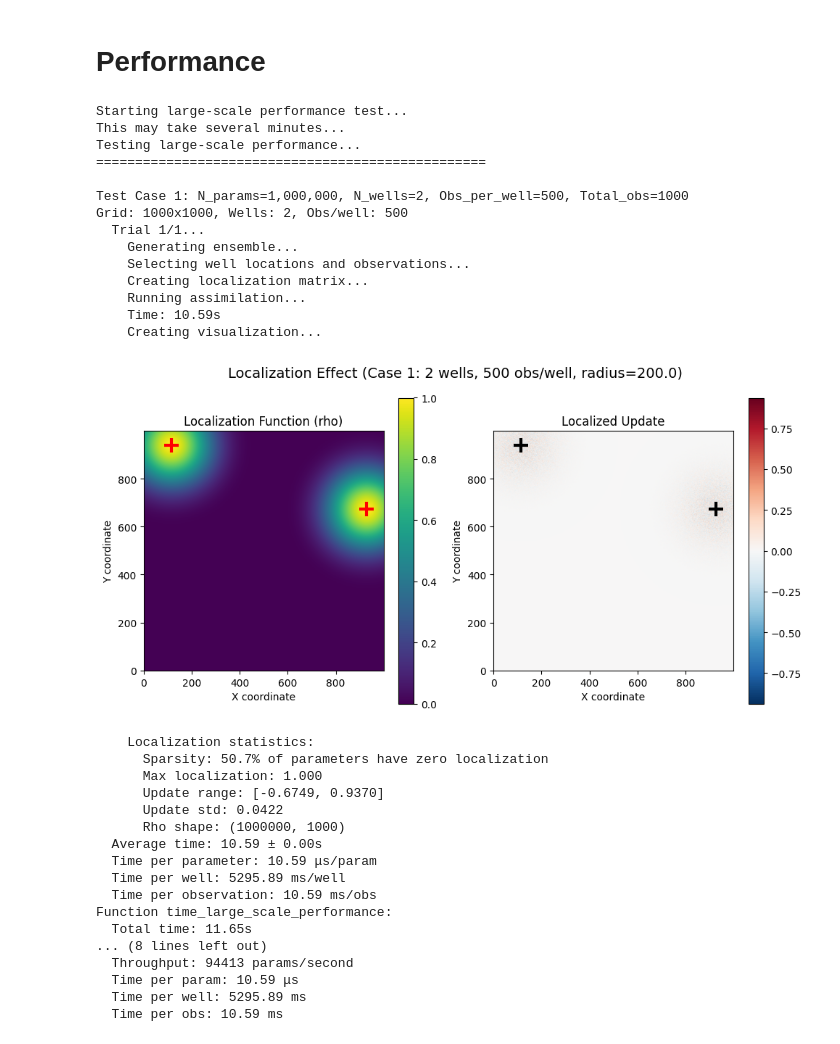
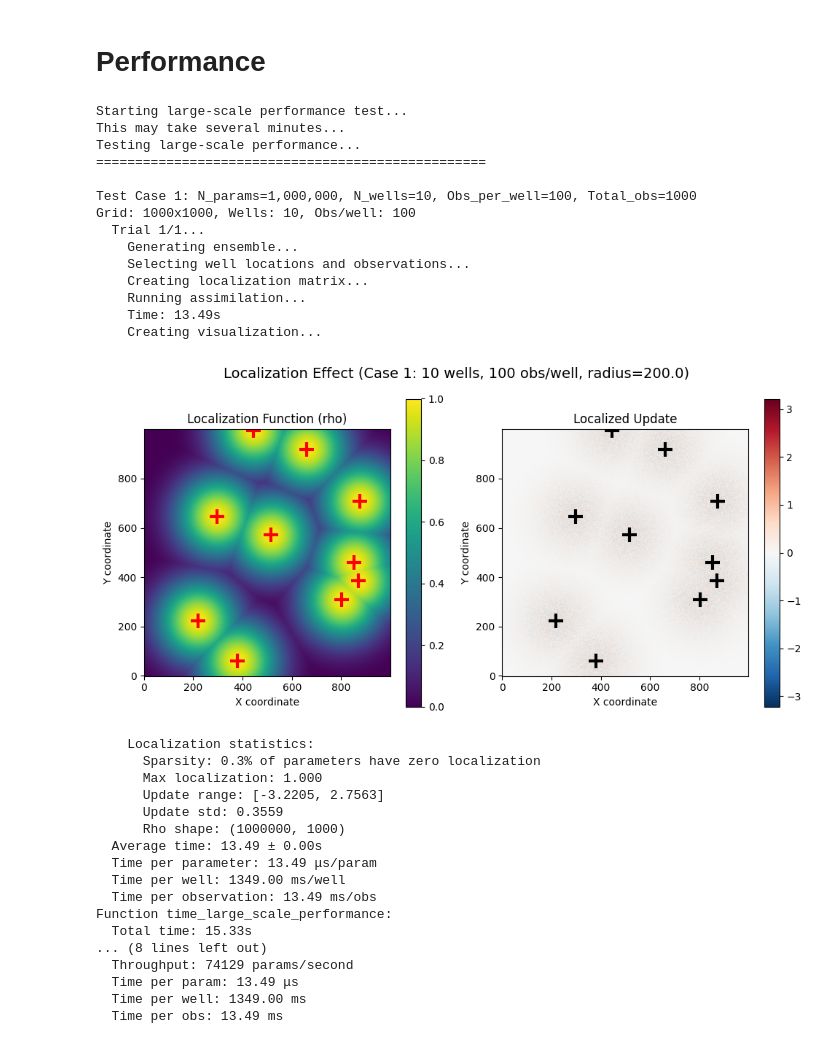
Before and after one commit to equinor/iterative_ensemble_smoother, a Jupyter notebook: test_distance_based_loc.ipynb, the cells around one changed output. Saved outputs shown, nothing was run; the diff lists cells and outputs as text; code cells hidden in the pictures.

```diff
--- a/test_distance_based_loc.ipynb
+++ b/test_distance_based_loc.ipynb
@@ -470,7 +476,7 @@ def time_large_scale_performance():
 
     # Test cases: (n_params, n_wells, obs_per_well)
     test_cases = [
-        (1000*1000, 2, 500),      # 100x100 grid, 1 well, 1 obs per well
+        (1000*1000, 10, 100),
         #(100*100, 5, 1000),   # 100x100 grid, 5 wells, 1000 obs per well
         #(1000*1000, 50, 20), # 1000x1000 grid, 50 wells, 20 obs per well
         #(1000*1000, 100, 10), # 1000x1000 grid, 100 wells, 10 obs per well
@@ -516,7 +522,6 @@ def time_large_scale_performance():
 
             # Then, create multiple observations per well
             # For simplicity, all observations at a well have the same location
-            # In reality, they might be slightly offset or represent different variables
             obs_indices = []
             for well_loc in well_locations:
                 for _ in range(obs_per_well):
@@ -614,51 +619,51 @@ def monitor_performance(func):
 
         end_time = time.perf_counter()
 
         print(f"Function {func.__name__}:")
         print(f"  Total time: {end_time - start_time:.2f}s")
 
         return result
     return wrapper
 
 # Modified main execution
 if __name__ == "__main__":
     time_large_scale_performance = monitor_performance(time_large_scale_performance)
 
     print("Starting large-scale performance test...")
     print("This may take several minutes...")
 
     results = time_large_scale_performance()
     analyze_large_scale_results(results)
 # %% [output]
 Starting large-scale performance test...
 This may take several minutes...
 Testing large-scale performance...
 ==================================================
 
-Test Case 1: N_params=1,000,000, N_wells=2, Obs_per_well=500, Total_obs=1000
-Grid: 1000x1000, Wells: 2, Obs/well: 500
+Test Case 1: N_params=1,000,000, N_wells=10, Obs_per_well=100, Total_obs=1000
+Grid: 1000x1000, Wells: 10, Obs/well: 100
   Trial 1/1...
     Generating ensemble...
     Selecting well locations and observations...
     Creating localization matrix...
     Running assimilation...
-    Time: 10.59s
+    Time: 13.49s
     Creating visualization...
-[figure, old version]
+[figure, new version]
     Localization statistics:
-      Sparsity: 50.7% of parameters have zero localization
+      Sparsity: 0.3% of parameters have zero localization
       Max localization: 1.000
-      Update range: [-0.6749, 0.9370]
-      Update std: 0.0422
+      Update range: [-3.2205, 2.7563]
+      Update std: 0.3559
       Rho shape: (1000000, 1000)
-  Average time: 10.59 ± 0.00s
-  Time per parameter: 10.59 μs/param
-  Time per well: 5295.89 ms/well
-  Time per observation: 10.59 ms/obs
+  Average time: 13.49 ± 0.00s
+  Time per parameter: 13.49 μs/param
+  Time per well: 1349.00 ms/well
+  Time per observation: 13.49 ms/obs
 Function time_large_scale_performance:
-  Total time: 11.65s
+  Total time: 15.33s
 ... (8 lines left out)
-  Throughput: 94413 params/second
-  Time per param: 10.59 μs
-  Time per well: 5295.89 ms
-  Time per obs: 10.59 ms
+  Throughput: 74129 params/second
+  Time per param: 13.49 μs
+  Time per well: 1349.00 ms
+  Time per obs: 13.49 ms
```
Also changed, not shown: parts of 3 cells of this notebook.
